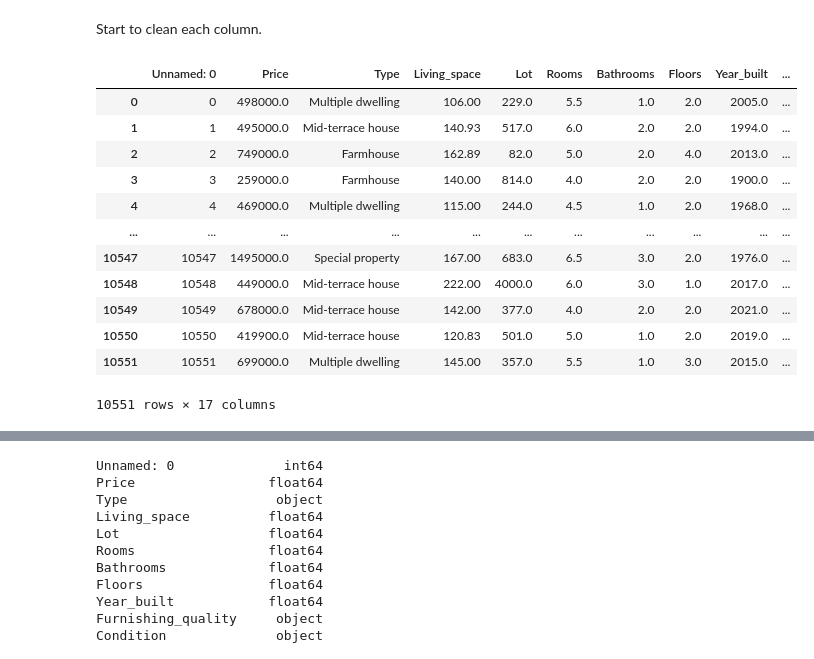
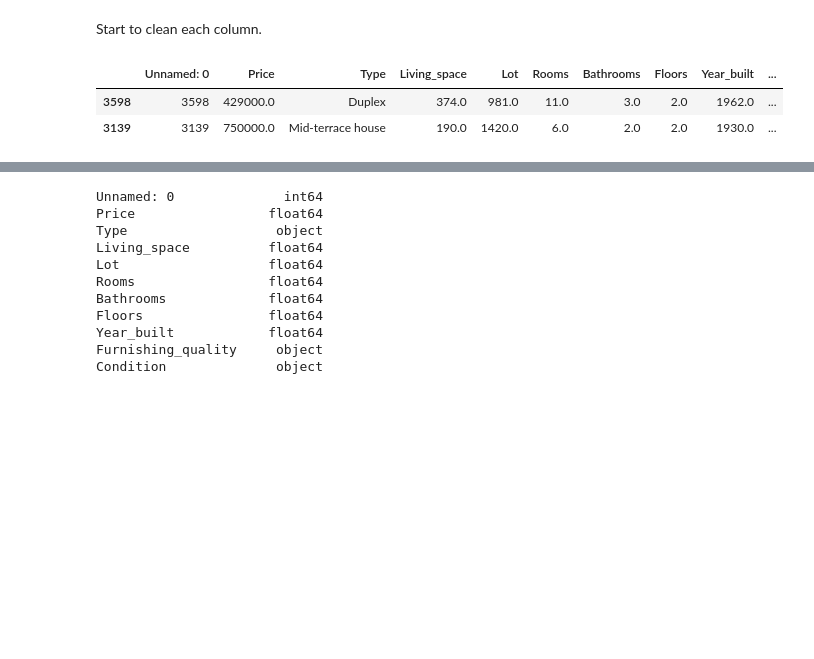
Before and after one commit to heuer-ja/CENG542-Knowledge-Discovery, a Jupyter notebook: germany_house_prices.ipynb, the cells around one changed output, grey strips where cells are left out. Drawn from its saved outputs; the diff is of its cells as text; code cells hidden in the pictures; blank space fills up the shorter version.

```diff
--- a/germany_house_prices.ipynb
+++ b/germany_house_prices.ipynb
@@ -9,7 +11,7 @@ import matplotlib.pyplot as plt
 # Support Functions
 # %%
 def get_df_null_info(df):
-    # analzyse sparse columns (= many NaNs/Null-Values)
+    '''analzyse sparse columns (= many NaNs/Null-Values)'''
     nulls:pd.Series =df.isnull().sum(axis = 0).sort_values(ascending = False)
     df_null_info:pd.DataFrame = pd.DataFrame(data={
         'nulls_amount': nulls,
@@ -110,18 +115,8 @@ df_source.loc[df_source['State'].isnull()]
 for col in df_source:
     df_source[col].fillna(df_source[col].mode()[0], inplace=True)
 # %%
-df_source
+df_source.sample(2)
 # %% [output]
 |  | Unnamed: 0 | Price | Type | Living_space | Lot | Rooms | Bathrooms | Floors | Year_built | ... |
-| 0 | 0 | 498000.0 | Multiple dwelling | 106.00 | 229.0 | 5.5 | 1.0 | 2.0 | 2005.0 | ... |
-| 1 | 1 | 495000.0 | Mid-terrace house | 140.93 | 517.0 | 6.0 | 2.0 | 2.0 | 1994.0 | ... |
-| 2 | 2 | 749000.0 | Farmhouse | 162.89 | 82.0 | 5.0 | 2.0 | 4.0 | 2013.0 | ... |
-| 3 | 3 | 259000.0 | Farmhouse | 140.00 | 814.0 | 4.0 | 2.0 | 2.0 | 1900.0 | ... |
-| 4 | 4 | 469000.0 | Multiple dwelling | 115.00 | 244.0 | 4.5 | 1.0 | 2.0 | 1968.0 | ... |
-| ... | ... | ... | ... | ... | ... | ... | ... | ... | ... | ... |
-| 10547 | 10547 | 1495000.0 | Special property | 167.00 | 683.0 | 6.5 | 3.0 | 2.0 | 1976.0 | ... |
-| 10548 | 10548 | 449000.0 | Mid-terrace house | 222.00 | 4000.0 | 6.0 | 3.0 | 1.0 | 2017.0 | ... |
-| 10549 | 10549 | 678000.0 | Mid-terrace house | 142.00 | 377.0 | 4.0 | 2.0 | 2.0 | 2021.0 | ... |
-| 10550 | 10550 | 419900.0 | Mid-terrace house | 120.83 | 501.0 | 5.0 | 1.0 | 2.0 | 2019.0 | ... |
-| 10551 | 10551 | 699000.0 | Multiple dwelling | 145.00 | 357.0 | 5.5 | 1.0 | 3.0 | 2015.0 | ... |
+| 3598 | 3598 | 429000.0 | Duplex | 374.0 | 981.0 | 11.0 | 3.0 | 2.0 | 1962.0 | ... |
+| 3139 | 3139 | 750000.0 | Mid-terrace house | 190.0 | 1420.0 | 6.0 | 2.0 | 2.0 | 1930.0 | ... |
-10551 rows × 17 columns
```
Also changed, not shown: parts of 18 cells of this notebook.
